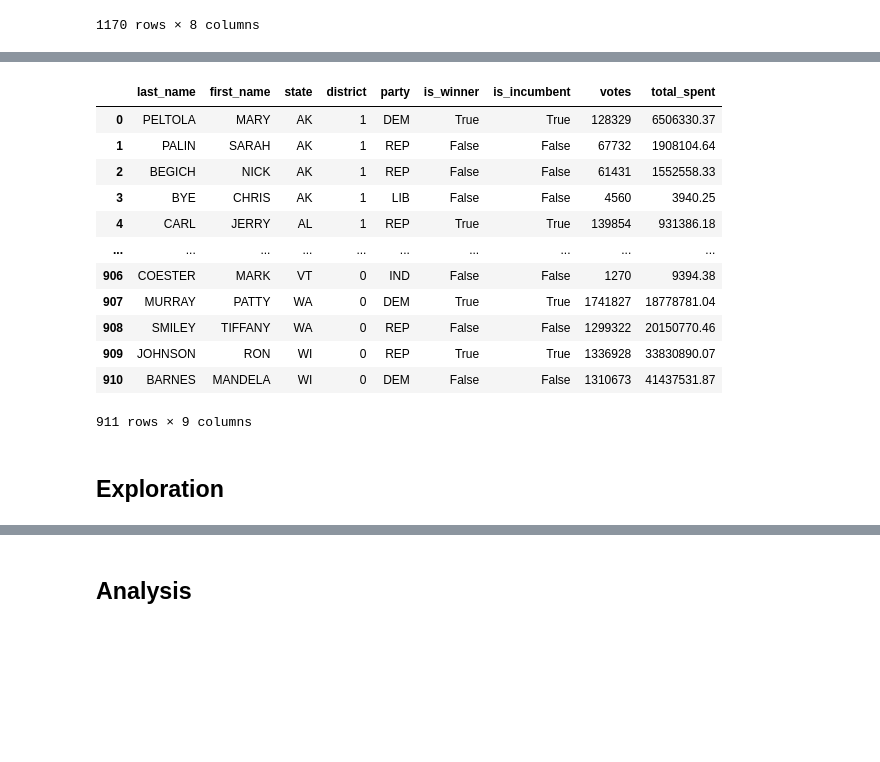
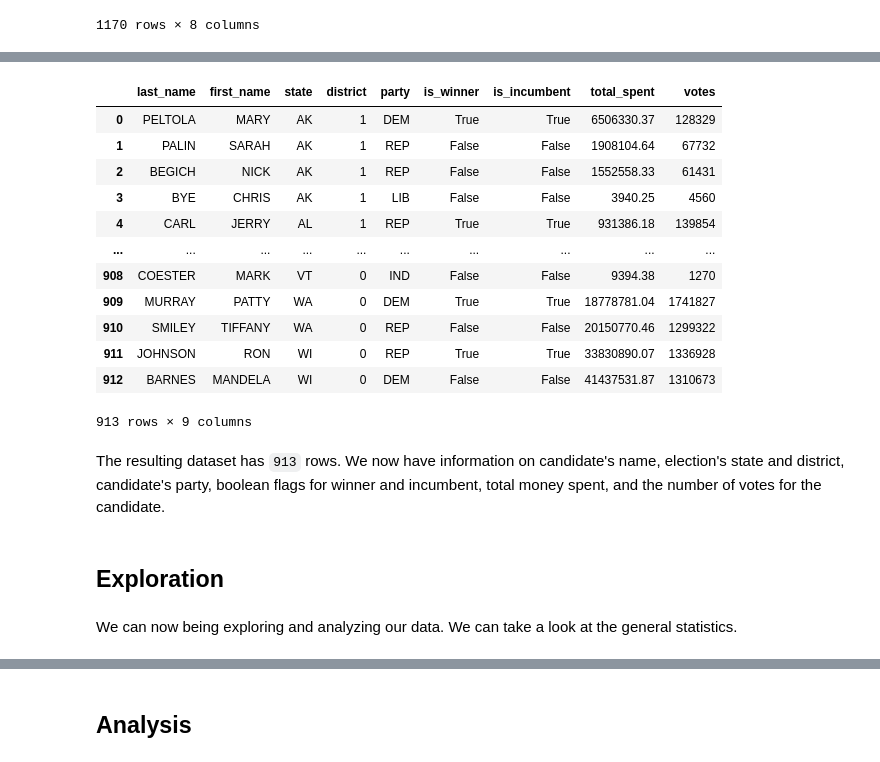
Before and after one commit to tonywu315/campaign-finance, a Jupyter notebook: analysis.ipynb, the cells around one changed output, grey strips where cells are left out. Cells and saved outputs as stored; diff of their text form; code cells hidden in the pictures; blank space fills up the shorter version.

```diff
--- a/analysis.ipynb
+++ b/analysis.ipynb
@@ -64,6 +128,7 @@ finance_df
 # %%
+# Sort by total spent and keep the first entry for duplicates
 finance_df = (
-    finance_df[finance_df["total_spent"] >= 0]
+    finance_df[finance_df["total_spent"] > 0]
     .sort_values("total_spent", ascending=False)
     .drop_duplicates(subset=["first_name", "last_name"], keep="first")
 )
@@ -85,17 +160,15 @@ finance_df
 # %%
-data = json.load(open("house.json")) + json.load(open("senate.json"))
+# Retrieve JSON data
+data = json.load(open("data/house.json")) + json.load(open("data/senate.json"))
 candidates = []
 
-# Runoff elections
-# 2015 -> 3156
-# 20645 -> 21405
-# 2933 -> 3153
-
+# Iterate over each election
 for row in data:
     # Remove duplicate candidate data and duplicate runoff elections
-    if row["id"] in ["15766", "21404", "3156", "21405", "3153", "8516"]:
+    if row["id"] in ["8516", "15766", "21404", "3156", "21405", "3153"]:
         continue
 
+    # Iterate over each candidate in the election
     for i, candidate in enumerate(row["candidates"]):
         # Remove candidates with no votes and write-in candidates
         if candidate["votes"] == 0 or candidate["family_name"] == "Total Write-Ins":
@@ -111,9 +184,11 @@ for row in data:
         else:
             district = row["seat_number"]
 
+        # Change gop to REP to match with the campaign finance dataset
         if candidate["party"] == "gop":
             candidate["party"] = "REP"
 
+        # Add candidate information
         candidates.append(
             {
                 "last_name": candidate["family_name"].upper(),
@@ -127,6 +202,7 @@ for row in data:
             }
         )
 
+# Create Pandas DataFrame
 votes_df = pd.DataFrame(candidates)
 votes_df
 # %% [output]
@@ -146,65 +240,80 @@ votes_df
 # %%
 data = []
 
+# Iterate over candidates from the election results data
 for _, row in votes_df.iterrows():
+    # Find very close name matches (subsets)
     df = finance_df[
         (
-            (finance_df["last_name"].str.contains(row["last_name"]))
+            (finance_df["state"] == row["state"])
+            & (finance_df["last_name"].str.contains(row["last_name"]))
             & (finance_df["first_name"].str.contains(row["first_name"]))
         )
     ]
 
+    # If this fails, try to find a close name match
     if len(df) == 0:
-        name = row["first_name"] + " " + row["last_name"]
+        # Limit to candidates in the same state and with matching first or last names
         state_df = finance_df[
             (finance_df["state"] == row["state"])
-            & (finance_df["party"] == row["party"])
             & (
                 (finance_df["first_name"] == row["first_name"])
                 | (finance_df["last_name"] == row["last_name"])
             )
         ]
+
+        # Search all of these candidates for a close name match
         if len(state_df) > 0:
             closest = process.extract(
-                name, state_df["first_name"] + " " + state_df["last_name"], limit=1
+                row["first_name"] + " " + row["last_name"],
+                state_df["first_name"] + " " + state_df["last_name"],
+                limit=1,
             )[0]
+
+            # Isolate the entry for the candidate with the closest name match
             if closest[1] >= 80:
                 df = finance_df[
                     finance_df["first_name"] + " " + finance_df["last_name"]
                     == closest[0]
                 ]
 
+    # Add data if there is a match
     if len(df) >= 1:
-        finance_row = df.loc[df["total_spent"].idxmax()]
+        # If there are multiple entries, choose the one with the most money spent
+        total_spent = df.loc[df["total_spent"].idxmax()]["total_spent"]
         data.append(
             {
                 "last_name": row["last_name"],
                 "first_name": row["first_name"],
                 "state": row["state"],
                 "district": row["district"],
                 "party": row["party"],
                 "is_winner": row["is_winner"],
                 "is_incumbent": row["is_incumbent"],
+                "total_spent": total_spent,
                 "votes": row["votes"],
-                "total_spent": finance_row["total_spent"],
             }
         )
 
 data_df = pd.DataFrame(data)
 data_df
 # %% [output]
-|  | last_name | first_name | state | district | party | is_winner | is_incumbent | votes | total_spent |
-| 0 | PELTOLA | MARY | AK | 1 | DEM | True | True | 128329 | 6506330.37 |
-| 1 | PALIN | SARAH | AK | 1 | REP | False | False | 67732 | 1908104.64 |
-| 2 | BEGICH | NICK | AK | 1 | REP | False | False | 61431 | 1552558.33 |
-| 3 | BYE | CHRIS | AK | 1 | LIB | False | False | 4560 | 3940.25 |
-| 4 | CARL | JERRY | AL | 1 | REP | True | True | 139854 | 931386.18 |
+|  | last_name | first_name | state | district | party | is_winner | is_incumbent | total_spent | votes |
+| 0 | PELTOLA | MARY | AK | 1 | DEM | True | True | 6506330.37 | 128329 |
+| 1 | PALIN | SARAH | AK | 1 | REP | False | False | 1908104.64 | 67732 |
+| 2 | BEGICH | NICK | AK | 1 | REP | False | False | 1552558.33 | 61431 |
+| 3 | BYE | CHRIS | AK | 1 | LIB | False | False | 3940.25 | 4560 |
+| 4 | CARL | JERRY | AL | 1 | REP | True | True | 931386.18 | 139854 |
 | ... | ... | ... | ... | ... | ... | ... | ... | ... | ... |
-| 906 | COESTER | MARK | VT | 0 | IND | False | False | 1270 | 9394.38 |
-| 907 | MURRAY | PATTY | WA | 0 | DEM | True | True | 1741827 | 18778781.04 |
-| 908 | SMILEY | TIFFANY | WA | 0 | REP | False | False | 1299322 | 20150770.46 |
-| 909 | JOHNSON | RON | WI | 0 | REP | True | True | 1336928 | 33830890.07 |
-| 910 | BARNES | MANDELA | WI | 0 | DEM | False | False | 1310673 | 41437531.87 |
+| 908 | COESTER | MARK | VT | 0 | IND | False | False | 9394.38 | 1270 |
+| 909 | MURRAY | PATTY | WA | 0 | DEM | True | True | 18778781.04 | 1741827 |
+| 910 | SMILEY | TIFFANY | WA | 0 | REP | False | False | 20150770.46 | 1299322 |
+| 911 | JOHNSON | RON | WI | 0 | REP | True | True | 33830890.07 | 1336928 |
+| 912 | BARNES | MANDELA | WI | 0 | DEM | False | False | 41437531.87 | 1310673 |
-911 rows × 9 columns
+913 rows × 9 columns
+# %% [markdown]
+The resulting dataset has `913` rows. We now have information on candidate's name, election's state and district, candidate's party, boolean flags for winner and incumbent, total money spent, and the number of votes for the candidate.
 # %% [markdown]
 ## Exploration
+# %% [markdown]
+We can now being exploring and analyzing our data. We can take a look at the general statistics.
```
Also changed, not shown: parts of 57 cells of this notebook, 7 other files.
